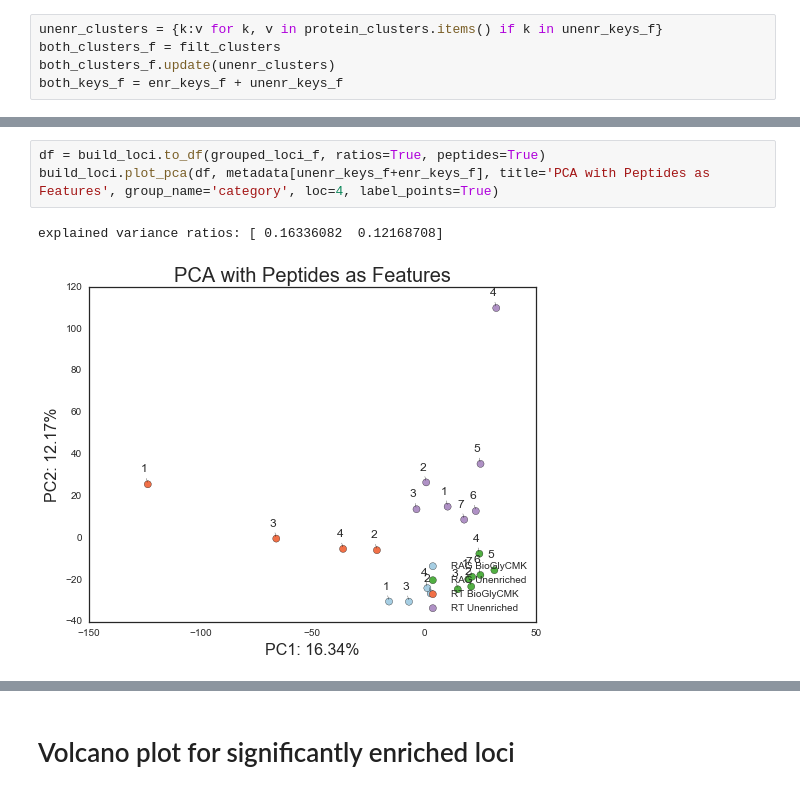
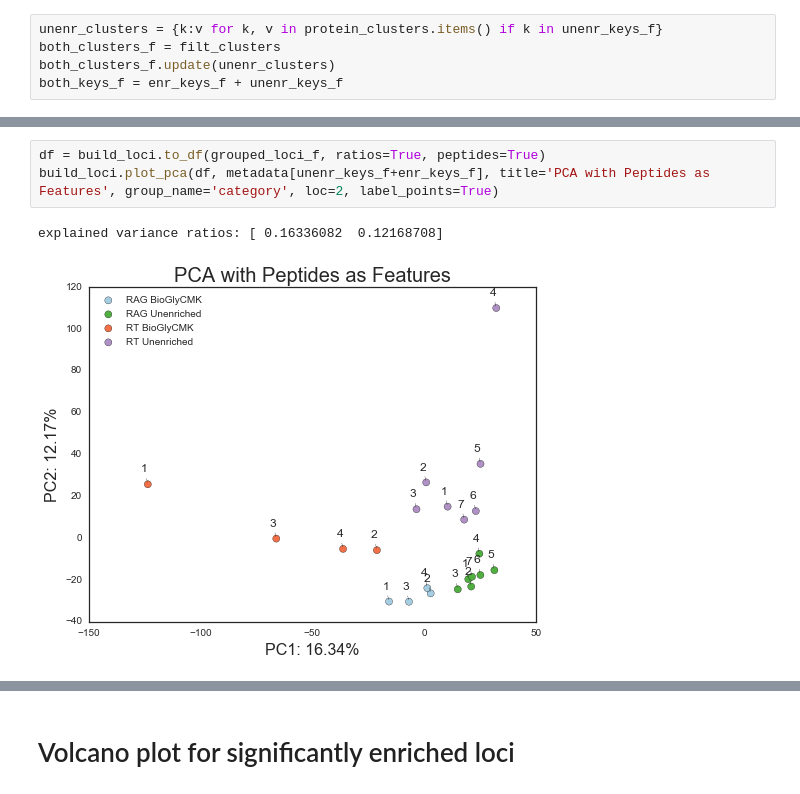
Before and after one commit to mmayers12/n15_mice, a Jupyter notebook: ipynbs/loci-analysis-from-n15-searches.ipynb, the cells around one changed output, grey strips where cells are left out. Cells and saved outputs as stored; diff of their text form.

```diff
--- a/ipynbs/loci-analysis-from-n15-searches.ipynb
+++ b/ipynbs/loci-analysis-from-n15-searches.ipynb
@@ -473,8 +471,8 @@ load obo file ../scripts/go-basic.obo
 # %%
 df = build_loci.to_df(grouped_loci_f, ratios=True, peptides=True)
-build_loci.plot_pca(df, metadata[unenr_keys_f+enr_keys_f], title='PCA with Peptides as Features', group_name='category', loc=4, label_points=True)
+build_loci.plot_pca(df, metadata[unenr_keys_f+enr_keys_f], title='PCA with Peptides as Features', group_name='category', loc=2, label_points=True)
 # %% [output]
 explained variance ratios: [ 0.16336082  0.12168708]
-[figure, old version]
+[figure, new version]
 # %%
 df = build_loci.to_df(grouped_loci_f, ratios=False, peptides=False)
```
Also changed, not shown: parts of 62 cells of this notebook, 1 other file.
